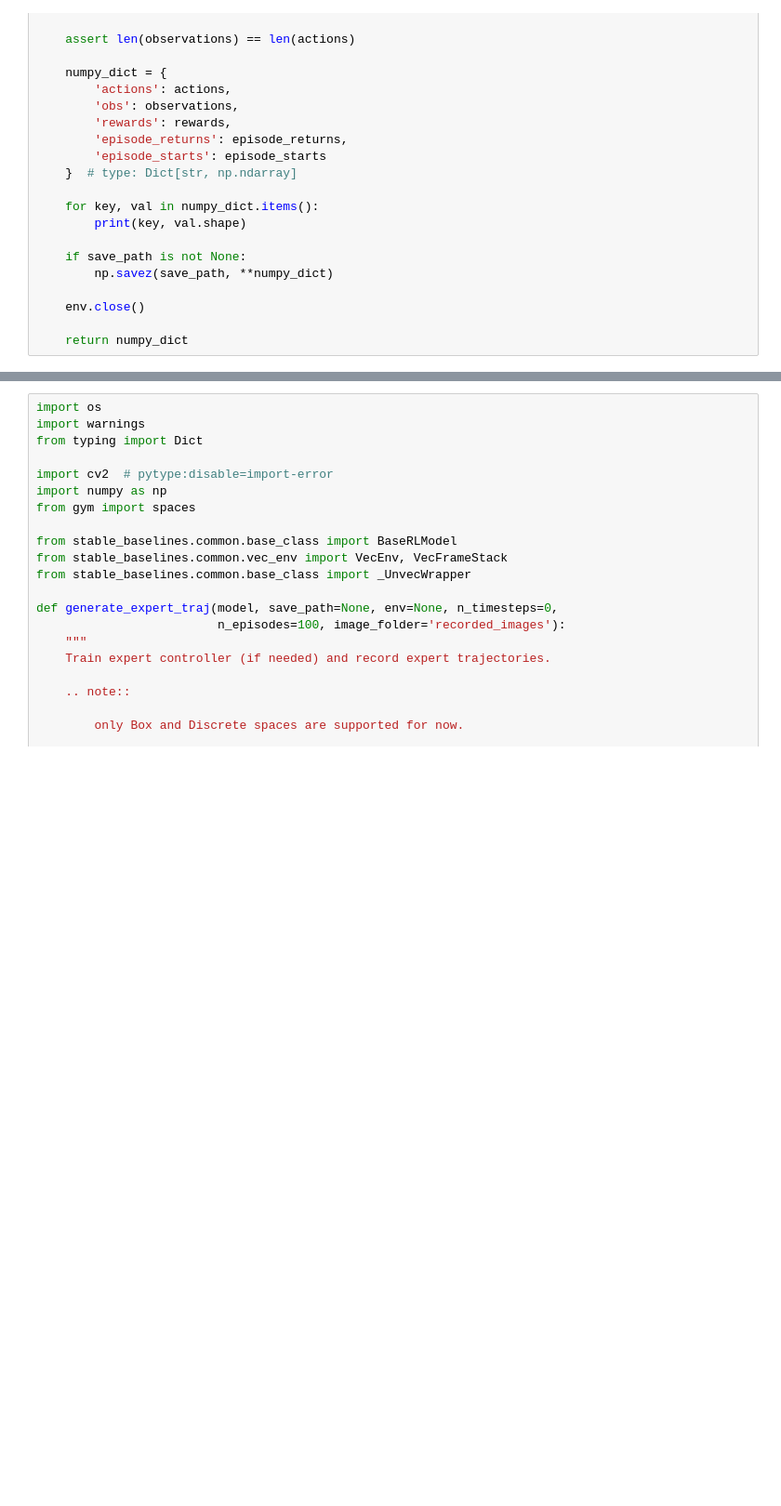
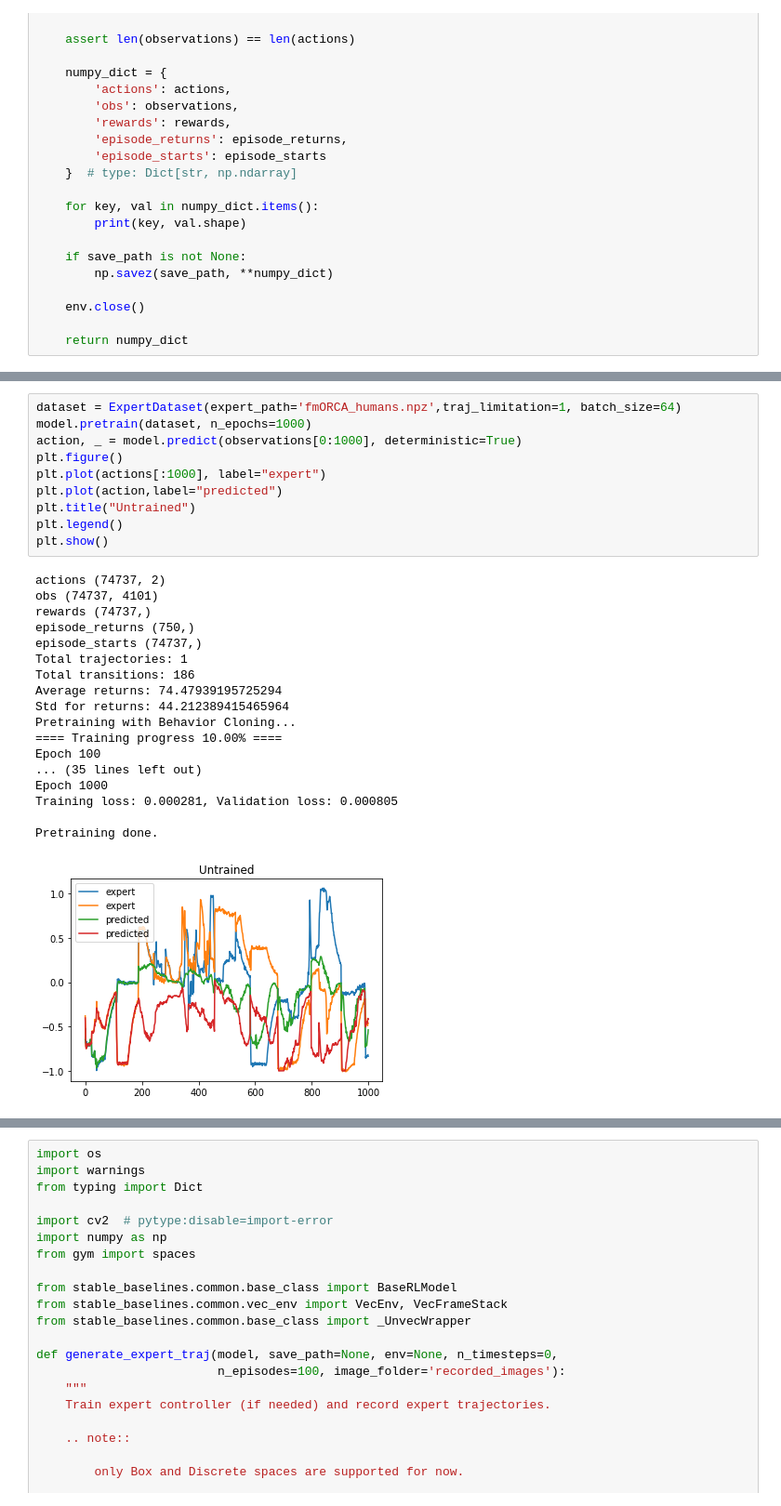
Before and after one commit to Makuh17/navrep, a Jupyter notebook: jupyter_tests/Pretrain Fastmarch.ipynb, the cells around one changed output, grey strips where cells are left out. Shown at 93% size. Cells and saved outputs as stored; diff of their text form; blank space fills up the shorter version.

```diff
--- a/jupyter_tests/Pretrain Fastmarch.ipynb
+++ b/jupyter_tests/Pretrain Fastmarch.ipynb
@@ -223,3 +247,32 @@ episode_starts (46303,)
+# %%
+dataset = ExpertDataset(expert_path='fmORCA_humans.npz',traj_limitation=1, batch_size=64)
+model.pretrain(dataset, n_epochs=1000)
+action, _ = model.predict(observations[0:1000], deterministic=True)
+plt.figure()
+plt.plot(actions[:1000], label="expert")
+plt.plot(action,label="predicted")
+plt.title("Untrained")
+plt.legend()
+plt.show()
+# %% [output]
+actions (74737, 2)
+obs (74737, 4101)
+rewards (74737,)
+episode_returns (750,)
+episode_starts (74737,)
+Total trajectories: 1
+Total transitions: 186
+Average returns: 74.47939195725294
+Std for returns: 44.212389415465964
+Pretraining with Behavior Cloning...
+==== Training progress 10.00% ====
+Epoch 100
+... (35 lines left out)
+Epoch 1000
+Training loss: 0.000281, Validation loss: 0.000805
+
+Pretraining done.
+[figure, added]
 # %%
 from stable_baselines import PPO2
 from stable_baselines.gail import ExpertDataset
```
Also changed, not shown: parts of 5 cells of this notebook, 8 other files.
